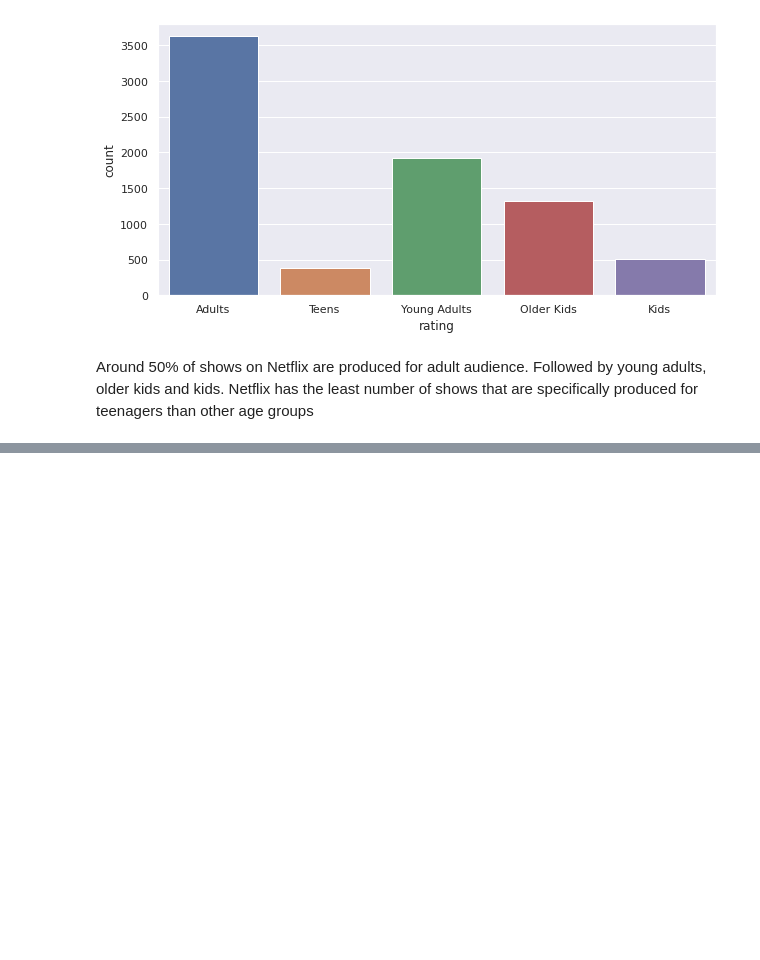
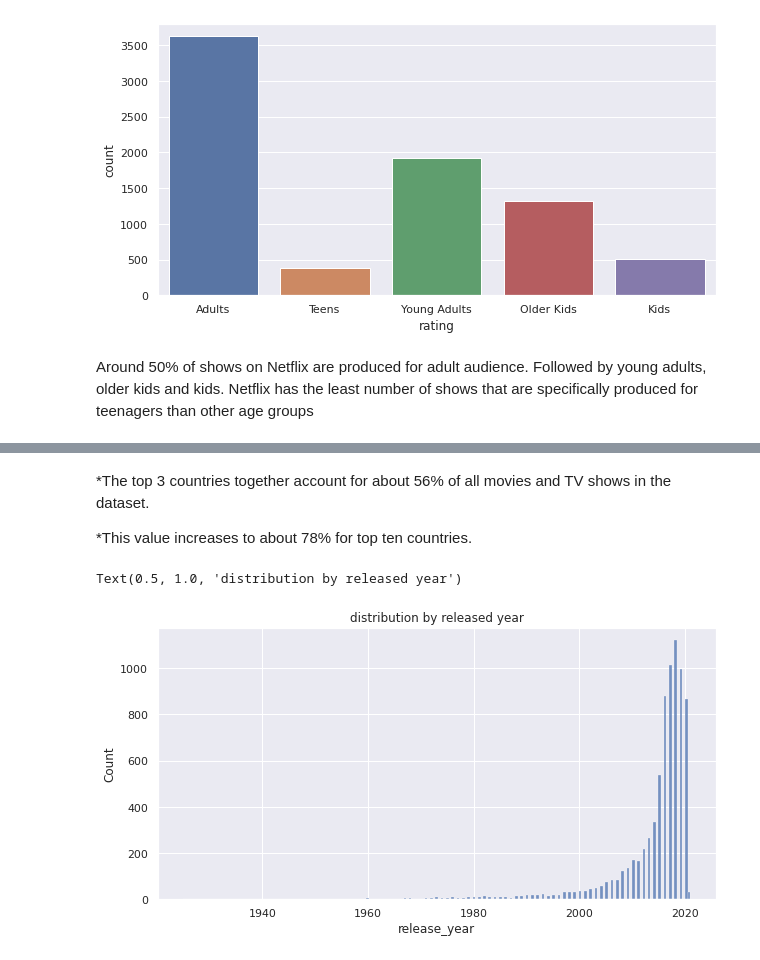
Before and after one commit to HarishManjunath/Netflix-Movies-and-TV-Show-Clustering, a Jupyter notebook: NETFLIX_MOVIES_AND_TV_SHOWS_CLUSTERING.ipynb, the cells around one changed output, grey strips where cells are left out. Saved outputs shown, nothing was run; the diff lists cells and outputs as text; code cells hidden in the pictures; blank space fills up the shorter version.

```diff
--- a/NETFLIX_MOVIES_AND_TV_SHOWS_CLUSTERING.ipynb
+++ b/NETFLIX_MOVIES_AND_TV_SHOWS_CLUSTERING.ipynb
@@ -442,0 +490,14 @@ Around 50% of shows on Netflix are produced for adult audience. Followed by youn
+# %% [markdown]
+
+
+*The top 3 countries together account for about 56% of all movies and TV shows in the dataset.
+
+*This value increases to about 78% for top ten countries.
+# %%
+# Visualizing the year in which the movie / tv show was released
+plt.figure(figsize=(10,5))
+sns.histplot(df['release_year'])
+plt.title('distribution by released year')
+# %% [output]
+Text(0.5, 1.0, 'distribution by released year')
+[figure, added]
```
Also changed, not shown: parts of 61 cells of this notebook.
